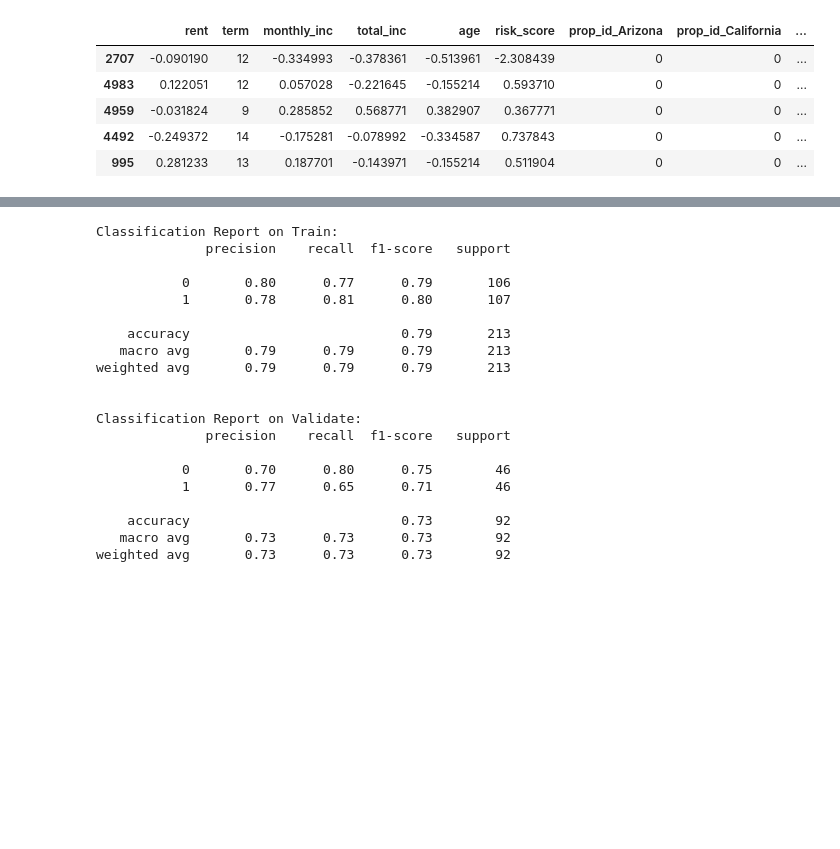
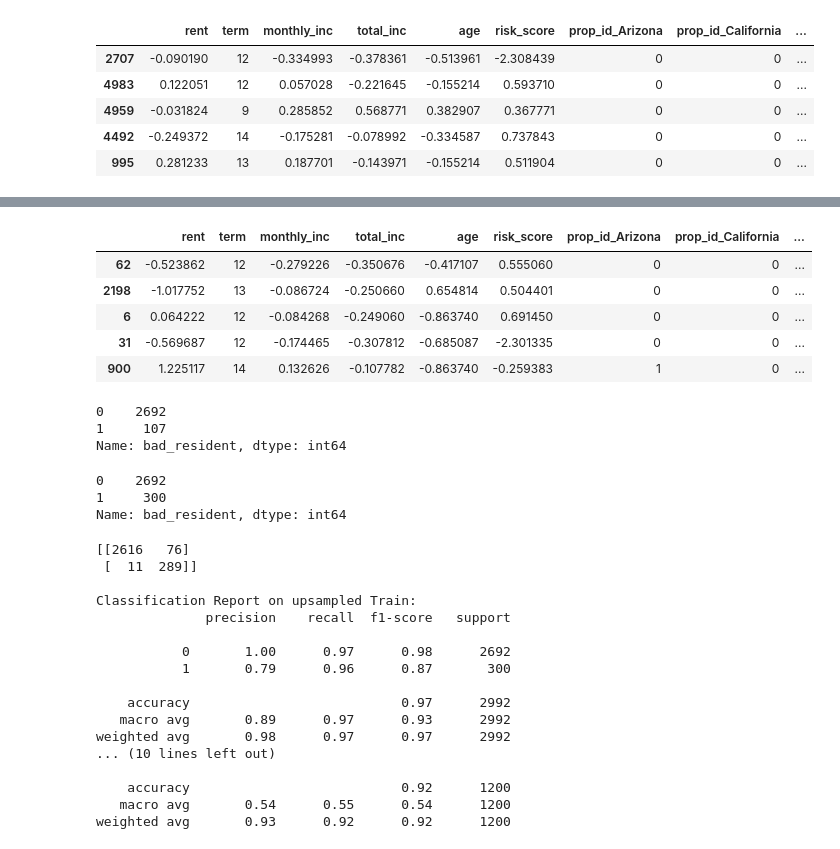
Before and after one commit to Project-DANE/DANE, a Jupyter notebook: test.ipynb, the cells around one changed output, grey strips where cells are left out. Cells and saved outputs as stored; diff of their text form; code cells hidden in the pictures; blank space fills up the shorter version.

```diff
--- a/test.ipynb
+++ b/test.ipynb
@@ -65 +107,25 @@ y_train, y_val, y_test, train_scaled, val_scaled, test_scaled = w.model_prep(df_
+# %%
+X_train_upsampled = df_upsampled.drop('bad_resident',axis=1)
+y_train_upsampled = df_upsampled['bad_resident']
+# %%
+X_train_upsampled.head()
+# %% [output]
+|  | rent | term | monthly_inc | total_inc | age | risk_score | prop_id_Arizona | prop_id_California | ... |
+| 62 | -0.523862 | 12 | -0.279226 | -0.350676 | -0.417107 | 0.555060 | 0 | 0 | ... |
+| 2198 | -1.017752 | 13 | -0.086724 | -0.250660 | 0.654814 | 0.504401 | 0 | 0 | ... |
+| 6 | 0.064222 | 12 | -0.084268 | -0.249060 | -0.863740 | 0.691450 | 0 | 0 | ... |
+| 31 | -0.569687 | 12 | -0.174465 | -0.307812 | -0.685087 | -2.301335 | 0 | 0 | ... |
+| 900 | 1.225117 | 14 | 0.132626 | -0.107782 | -0.863740 | -0.259383 | 1 | 0 | ... |
+# %%
+y_train.value_counts()
+# %% [output]
+0    2692
+1     107
+Name: bad_resident, dtype: int64
+# %%
+y_train_upsampled.value_counts()
+# %% [output]
+0    2692
+1     300
+Name: bad_resident, dtype: int64
 # %%
@@ -83,25 +159,22 @@ def get_knn(X_train, X_validate, y_train, y_validate):
     print('Classification Report on Validate: ')
     print(classification_report(y_validate, y_pred_val))
 # %%
-get_knn(train_scaled,val_scaled, y_train, y_val)
+get_knn(X_train_upsampled, val_scaled, y_train_upsampled, y_val)
 # %% [output]
-Classification Report on Train:
+[[2616   76]
+ [  11  289]]
+
+Classification Report on upsampled Train:
               precision    recall  f1-score   support
 
-           0       0.80      0.77      0.79       106
-           1       0.78      0.81      0.80       107
+           0       1.00      0.97      0.98      2692
+           1       0.79      0.96      0.87       300
 
-    accuracy                           0.79       213
-   macro avg       0.79      0.79      0.79       213
-weighted avg       0.79      0.79      0.79       213
+    accuracy                           0.97      2992
+   macro avg       0.89      0.97      0.93      2992
+weighted avg       0.98      0.97      0.97      2992
+... (10 lines left out)
 
-
-Classification Report on Validate:
-              precision    recall  f1-score   support
-
-           0       0.70      0.80      0.75        46
-           1       0.77      0.65      0.71        46
-
-    accuracy                           0.73        92
-   macro avg       0.73      0.73      0.73        92
-weighted avg       0.73      0.73      0.73        92
+    accuracy                           0.92      1200
+   macro avg       0.54      0.55      0.54      1200
+weighted avg       0.93      0.92      0.92      1200
```
Also changed, not shown: parts of 16 cells of this notebook.
